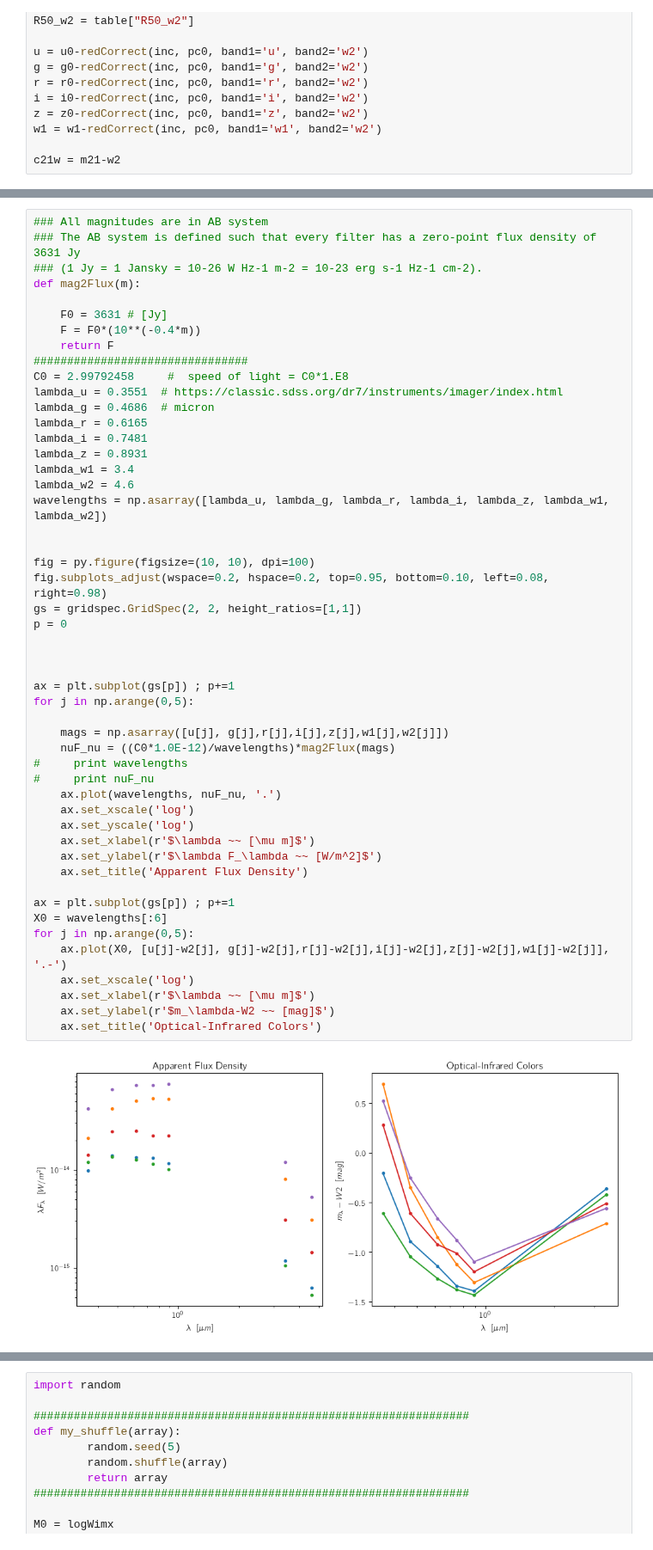
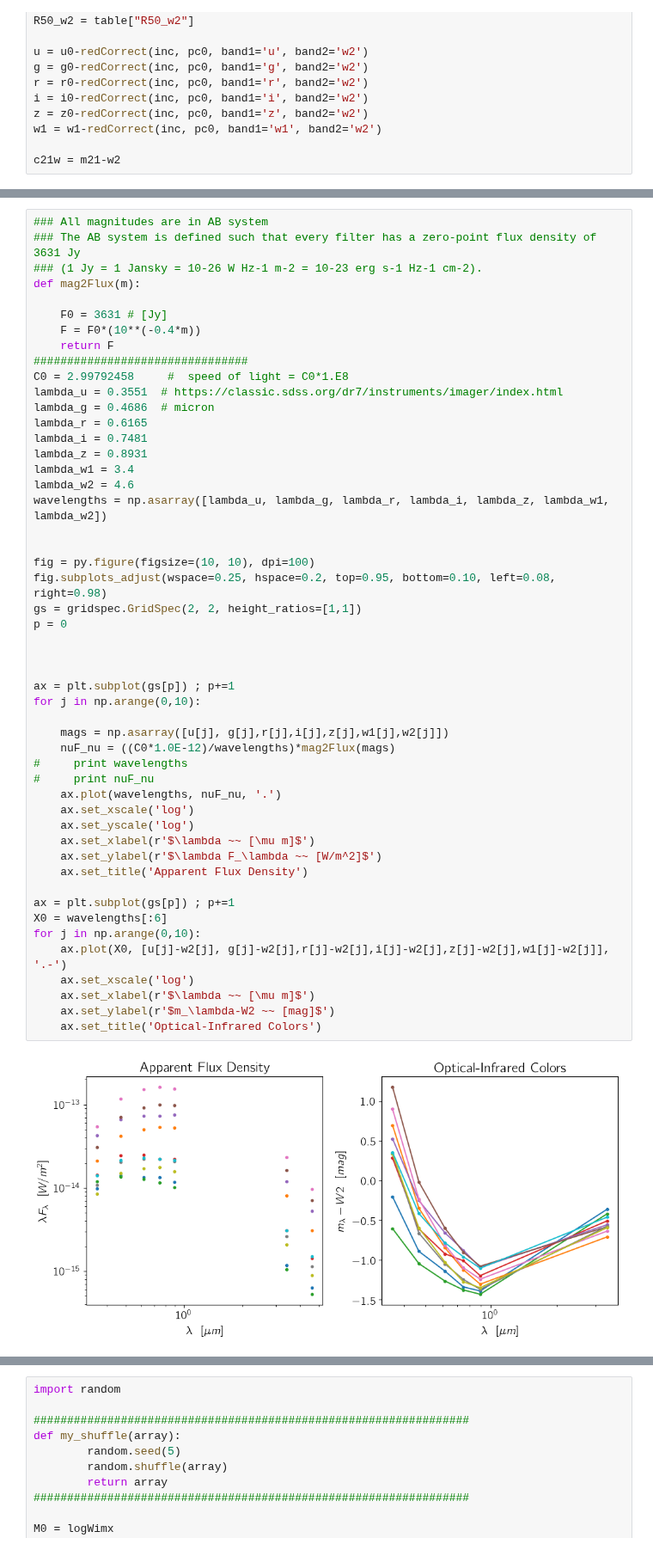
Before and after one commit to ekourkchi/reddening, a Jupyter notebook: griz2PC0.ipynb, the cells around one changed output, grey strips where cells are left out. Shown at 86% size. Saved outputs shown, nothing was run; the diff lists cells and outputs as text.

```diff
--- a/griz2PC0.ipynb
+++ b/griz2PC0.ipynb
@@ -237,37 +85,37 @@ lambda_w2 = 4.6
 wavelengths = np.asarray([lambda_u, lambda_g, lambda_r, lambda_i, lambda_z, lambda_w1, lambda_w2])
 
 
 fig = py.figure(figsize=(10, 10), dpi=100)
-fig.subplots_adjust(wspace=0.2, hspace=0.2, top=0.95, bottom=0.10, left=0.08, right=0.98)
+fig.subplots_adjust(wspace=0.25, hspace=0.2, top=0.95, bottom=0.10, left=0.08, right=0.98)
 gs = gridspec.GridSpec(2, 2, height_ratios=[1,1])
 p = 0
 
 
 
 ax = plt.subplot(gs[p]) ; p+=1
-for j in np.arange(0,5):
+for j in np.arange(0,10):
 
     mags = np.asarray([u[j], g[j],r[j],i[j],z[j],w1[j],w2[j]])
     nuF_nu = ((C0*1.0E-12)/wavelengths)*mag2Flux(mags)
 #     print wavelengths
 #     print nuF_nu
     ax.plot(wavelengths, nuF_nu, '.')
     ax.set_xscale('log')
     ax.set_yscale('log')
     ax.set_xlabel(r'$\lambda ~~ [\mu m]$')
     ax.set_ylabel(r'$\lambda F_\lambda ~~ [W/m^2]$')
     ax.set_title('Apparent Flux Density')
 
 ax = plt.subplot(gs[p]) ; p+=1
 X0 = wavelengths[:6]
-for j in np.arange(0,5):
+for j in np.arange(0,10):
     ax.plot(X0, [u[j]-w2[j], g[j]-w2[j],r[j]-w2[j],i[j]-w2[j],z[j]-w2[j],w1[j]-w2[j]], '.-')
     ax.set_xscale('log')
     ax.set_xlabel(r'$\lambda ~~ [\mu m]$')
     ax.set_ylabel(r'$m_\lambda-W2 ~~ [mag]$')
     ax.set_title('Optical-Infrared Colors')
 # %% [output]
-[figure, old version]
+[figure, new version]
 # %%
 ri = r-i
 gr = g-r
```
Also changed, not shown: parts of 14 cells of this notebook, 2 other files.
